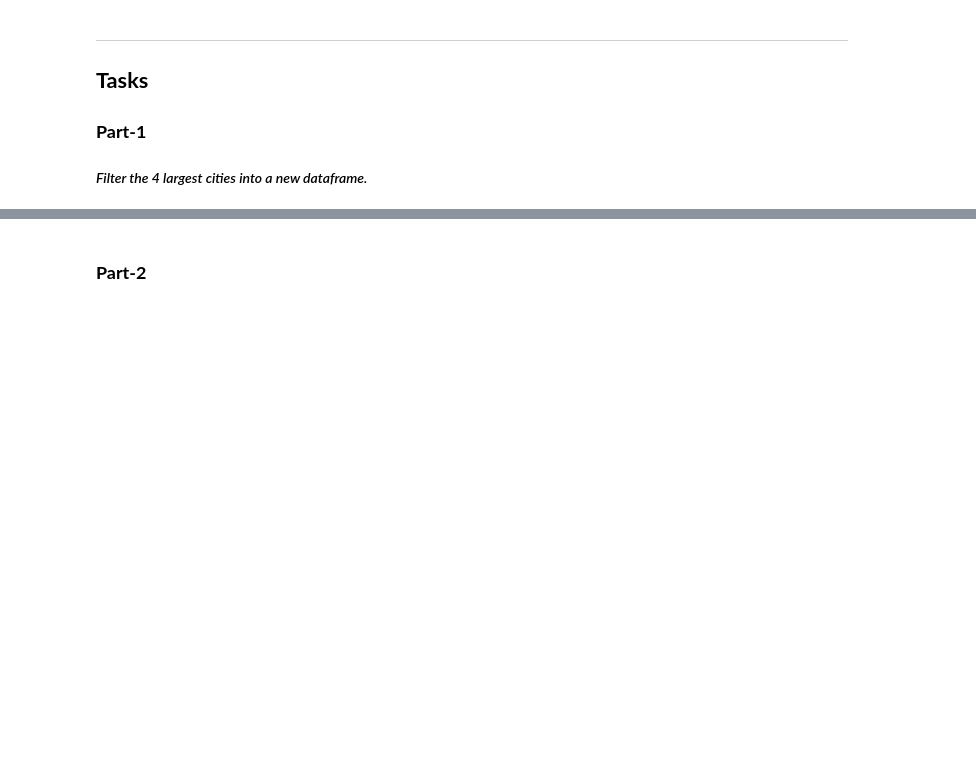
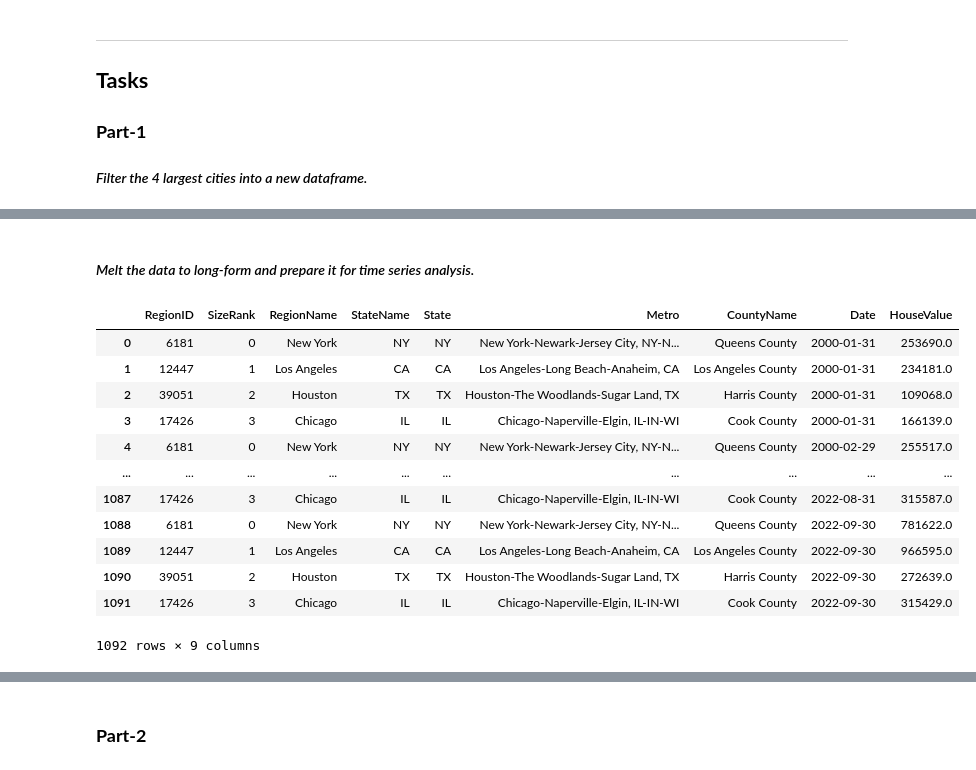
Before and after one commit to john-a-dixon/wide-form-time-series, a Jupyter notebook: wide-form.ipynb, the cells around one changed output, grey strips where cells are left out. Cells and saved outputs as stored; diff of their text form; code cells hidden in the pictures; blank space fills up the shorter version.

```diff
--- a/wide-form.ipynb
+++ b/wide-form.ipynb
@@ -40,3 +40,6 @@ len(df.index)
 ### **Part-1**
 
 #### _Filter the 4 largest cities into a new dataframe._
+# %%
+largest_cities_df = df[0:4].drop(columns=["RegionType"])
+largest_cities_df
@@ -42,0 +53,23 @@ len(df.index)
+# %% [markdown]
+#### _Melt the data to long-form and prepare it for time series analysis._
+# %%
+# Melt the DataFrame
+melted_df = pd.melt(largest_cities_df,
+                    id_vars = largest_cities_df.columns[0:7],
+                    var_name= "Date",
+                    value_name = "HouseValue")
+melted_df
+# %% [output]
+|  | RegionID | SizeRank | RegionName | StateName | State | Metro | CountyName | Date | HouseValue |
+| 0 | 6181 | 0 | New York | NY | NY | New York-Newark-Jersey City, NY-N... | Queens County | 2000-01-31 | 253690.0 |
+| 1 | 12447 | 1 | Los Angeles | CA | CA | Los Angeles-Long Beach-Anaheim, CA | Los Angeles County | 2000-01-31 | 234181.0 |
+| 2 | 39051 | 2 | Houston | TX | TX | Houston-The Woodlands-Sugar Land, TX | Harris County | 2000-01-31 | 109068.0 |
+| 3 | 17426 | 3 | Chicago | IL | IL | Chicago-Naperville-Elgin, IL-IN-WI | Cook County | 2000-01-31 | 166139.0 |
+| 4 | 6181 | 0 | New York | NY | NY | New York-Newark-Jersey City, NY-N... | Queens County | 2000-02-29 | 255517.0 |
+| ... | ... | ... | ... | ... | ... | ... | ... | ... | ... |
+| 1087 | 17426 | 3 | Chicago | IL | IL | Chicago-Naperville-Elgin, IL-IN-WI | Cook County | 2022-08-31 | 315587.0 |
+| 1088 | 6181 | 0 | New York | NY | NY | New York-Newark-Jersey City, NY-N... | Queens County | 2022-09-30 | 781622.0 |
+| 1089 | 12447 | 1 | Los Angeles | CA | CA | Los Angeles-Long Beach-Anaheim, CA | Los Angeles County | 2022-09-30 | 966595.0 |
+| 1090 | 39051 | 2 | Houston | TX | TX | Houston-The Woodlands-Sugar Land, TX | Harris County | 2022-09-30 | 272639.0 |
+| 1091 | 17426 | 3 | Chicago | IL | IL | Chicago-Naperville-Elgin, IL-IN-WI | Cook County | 2022-09-30 | 315429.0 |
+1092 rows × 9 columns
```
Also changed, not shown: parts of 5 cells of this notebook.
